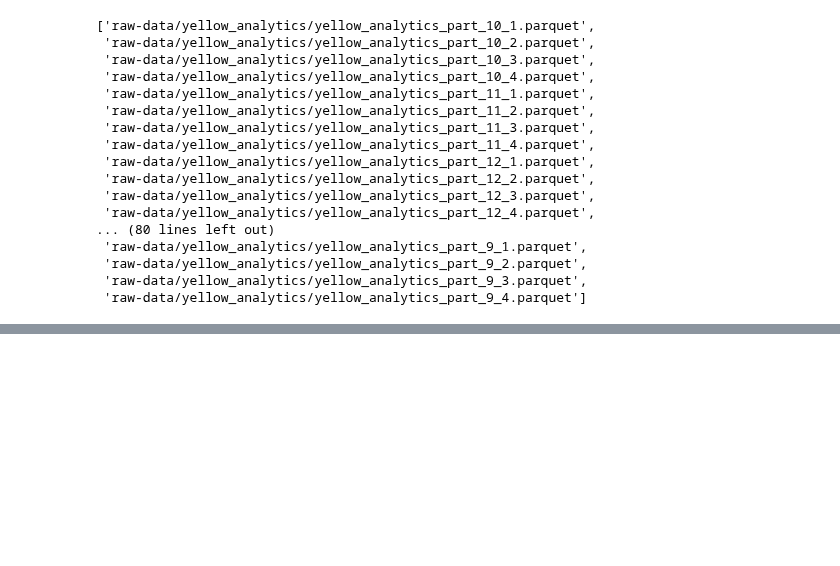
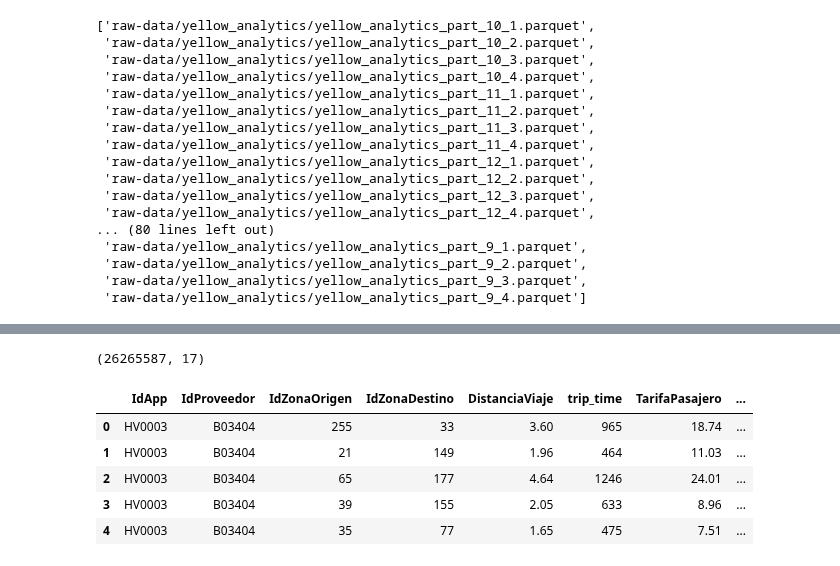
Before and after one commit to clblommberg/MVP_ML_TransporteNY, a Jupyter notebook: notebooks/test.ipynb, the cells around one changed output, grey strips where cells are left out. Saved outputs shown, nothing was run; the diff lists cells and outputs as text; code cells hidden in the pictures; blank space fills up the shorter version.

```diff
--- a/notebooks/test.ipynb
+++ b/notebooks/test.ipynb
@@ -139,0 +173,6 @@ df.shape
+# %%
+# Convertir la columna 'FechaRecogida' a tipo datetime si aún no lo está
+df['FechaRecogida'] = pd.to_datetime(df['FechaRecogida'])
+# %%
+# Para crear una columna solo con el año
+df['Anio'] = df['FechaRecogida'].dt.year
@@ -139,0 +201,28 @@ df.shape
+# %%
+def list_parquet_files(blob_service_client, container_name, path):
+    """
+    Lista los archivos parquet en la ruta especificada dentro de un contenedor.
+
+    Parameters:
+    - blob_service_client (BlobServiceClient): El cliente del servicio Blob.
+    - container_name (str): El nombre del contenedor.
+    - path (str): La ruta dentro del contenedor.
+
+    Returns:
+    - list: Lista de nombres de archivos parquet en la ruta especificada.
+    """
+    # Obtener el cliente del contenedor
+    container_client = blob_service_client.get_container_client(container_name)
+
+    # Listar los blobs en la ruta especificada con extensión ".parquet"
+    blobs = container_client.list_blobs(name_starts_with=path, include=['metadata'])
+
+    # Filtrar los blobs con extensión ".parquet" y obtener sus nombres
+    parquet_files = [blob.name for blob in blobs if blob.name.endswith('.parquet')]
+
+    return parquet_files
+
+# Ejemplo de uso:
+# Reemplaza 'blob_service_client' y 'container_name' con tus propias variables
+# Reemplaza 'path' con la ruta deseada dentro del contenedor
+parquet_files = list_parquet_files(blob_service_client, container_name, "raw-data/ffvh_analytics/")
@@ -140,2 +303,15 @@ df.shape
+# %%
+df.shape
+# %% [output]
+(26265587, 17)
+# %%
+df.head(5)
+# %% [output]
+|  | IdApp | IdProveedor | IdZonaOrigen | IdZonaDestino | DistanciaViaje | trip_time | TarifaPasajero | ... |
+| 0 | HV0003 | B03404 | 255 | 33 | 3.60 | 965 | 18.74 | ... |
+| 1 | HV0003 | B03404 | 21 | 149 | 1.96 | 464 | 11.03 | ... |
+| 2 | HV0003 | B03404 | 65 | 177 | 4.64 | 1246 | 24.01 | ... |
+| 3 | HV0003 | B03404 | 39 | 155 | 2.05 | 633 | 8.96 | ... |
+| 4 | HV0003 | B03404 | 35 | 77 | 1.65 | 475 | 7.51 | ... |
 # %%
 # Obtener la lista de archivos Parquet procesados en el directorio
```
Also changed, not shown: parts of 16 cells of this notebook, 15 other files.
